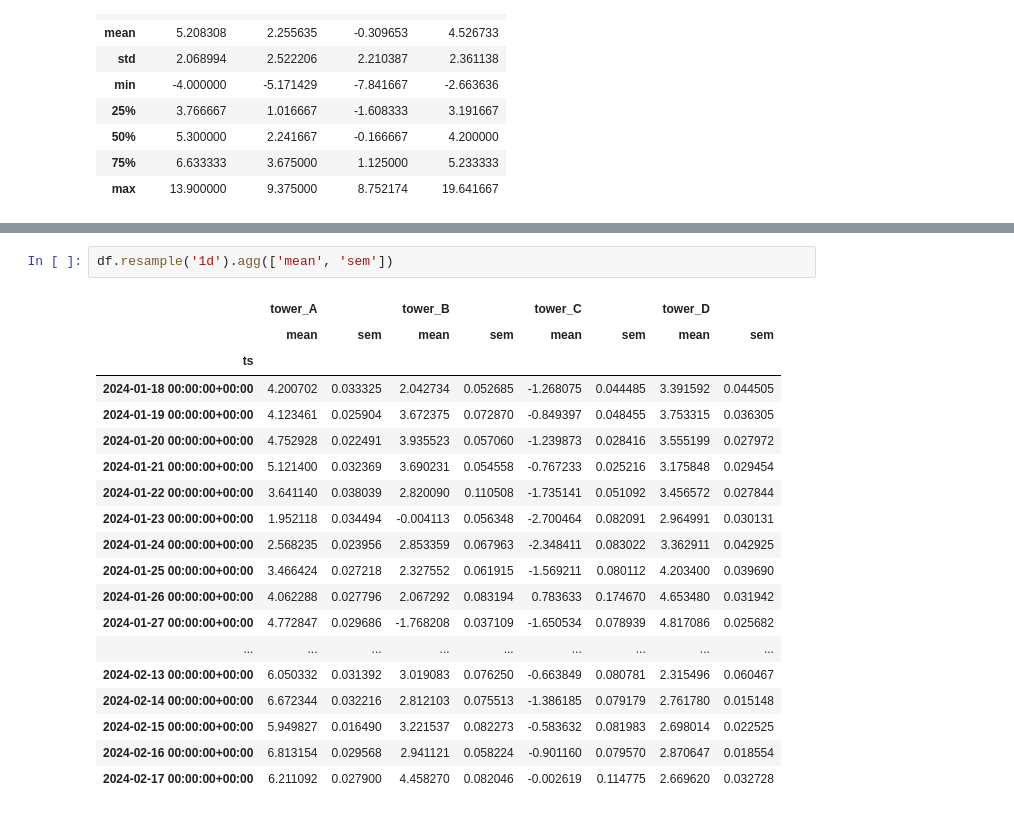
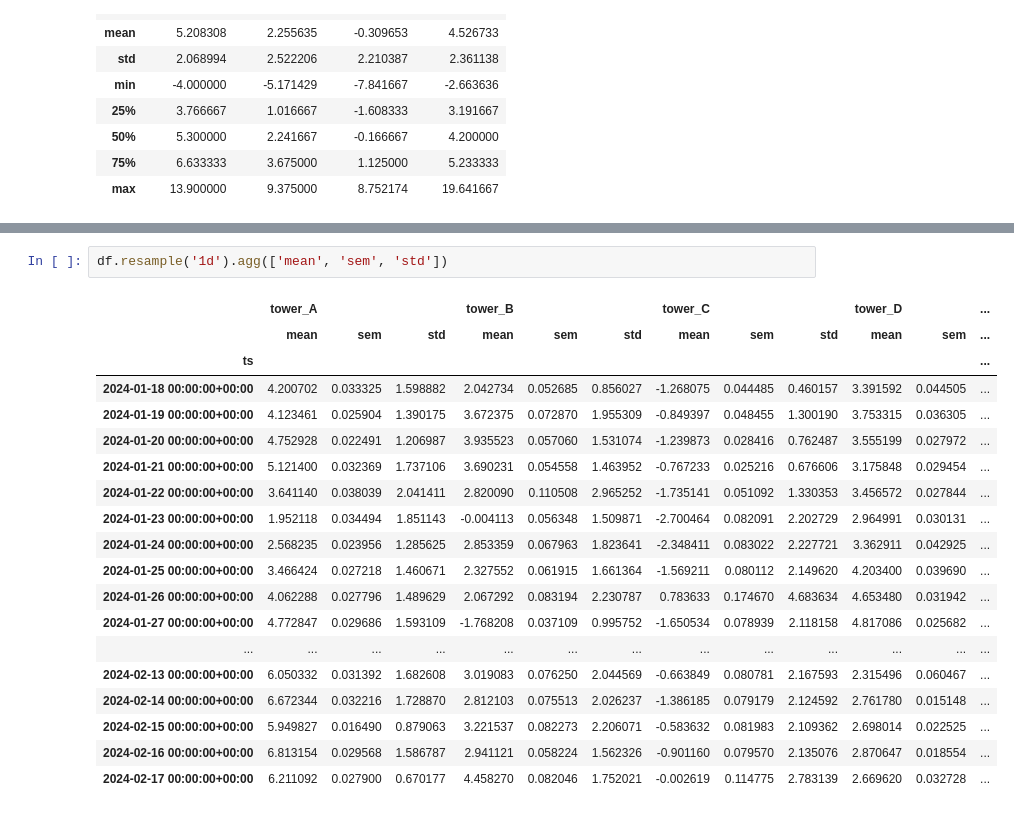
Before and after one commit to Per48edjes/Anduril-Case-Study, a Jupyter notebook: questions/lte_signal_to_noise_ratio.ipynb, the cells around one changed output, grey strips where cells are left out. Saved outputs shown, nothing was run; the diff lists cells and outputs as text.

```diff
--- a/questions/lte_signal_to_noise_ratio.ipynb
+++ b/questions/lte_signal_to_noise_ratio.ipynb
@@ -114,22 +121,22 @@ plt.show()
 # %%
-df.resample('1d').agg(['mean', 'sem'])
+df.resample('1d').agg(['mean', 'sem', 'std'])
 # %% [output]
-|  | tower_A |  | tower_B |  | tower_C |  | tower_D |  |
-|  | mean | sem | mean | sem | mean | sem | mean | sem |
-| ts |  |  |  |  |  |  |  |  |
-| 2024-01-18 00:00:00+00:00 | 4.200702 | 0.033325 | 2.042734 | 0.052685 | -1.268075 | 0.044485 | 3.391592 | 0.044505 |
-| 2024-01-19 00:00:00+00:00 | 4.123461 | 0.025904 | 3.672375 | 0.072870 | -0.849397 | 0.048455 | 3.753315 | 0.036305 |
-| 2024-01-20 00:00:00+00:00 | 4.752928 | 0.022491 | 3.935523 | 0.057060 | -1.239873 | 0.028416 | 3.555199 | 0.027972 |
-| 2024-01-21 00:00:00+00:00 | 5.121400 | 0.032369 | 3.690231 | 0.054558 | -0.767233 | 0.025216 | 3.175848 | 0.029454 |
-| 2024-01-22 00:00:00+00:00 | 3.641140 | 0.038039 | 2.820090 | 0.110508 | -1.735141 | 0.051092 | 3.456572 | 0.027844 |
-| 2024-01-23 00:00:00+00:00 | 1.952118 | 0.034494 | -0.004113 | 0.056348 | -2.700464 | 0.082091 | 2.964991 | 0.030131 |
-| 2024-01-24 00:00:00+00:00 | 2.568235 | 0.023956 | 2.853359 | 0.067963 | -2.348411 | 0.083022 | 3.362911 | 0.042925 |
-| 2024-01-25 00:00:00+00:00 | 3.466424 | 0.027218 | 2.327552 | 0.061915 | -1.569211 | 0.080112 | 4.203400 | 0.039690 |
-| 2024-01-26 00:00:00+00:00 | 4.062288 | 0.027796 | 2.067292 | 0.083194 | 0.783633 | 0.174670 | 4.653480 | 0.031942 |
-| 2024-01-27 00:00:00+00:00 | 4.772847 | 0.029686 | -1.768208 | 0.037109 | -1.650534 | 0.078939 | 4.817086 | 0.025682 |
-| ... | ... | ... | ... | ... | ... | ... | ... | ... |
-| 2024-02-13 00:00:00+00:00 | 6.050332 | 0.031392 | 3.019083 | 0.076250 | -0.663849 | 0.080781 | 2.315496 | 0.060467 |
-| 2024-02-14 00:00:00+00:00 | 6.672344 | 0.032216 | 2.812103 | 0.075513 | -1.386185 | 0.079179 | 2.761780 | 0.015148 |
-| 2024-02-15 00:00:00+00:00 | 5.949827 | 0.016490 | 3.221537 | 0.082273 | -0.583632 | 0.081983 | 2.698014 | 0.022525 |
-| 2024-02-16 00:00:00+00:00 | 6.813154 | 0.029568 | 2.941121 | 0.058224 | -0.901160 | 0.079570 | 2.870647 | 0.018554 |
-| 2024-02-17 00:00:00+00:00 | 6.211092 | 0.027900 | 4.458270 | 0.082046 | -0.002619 | 0.114775 | 2.669620 | 0.032728 |
+|  | tower_A |  |  | tower_B |  |  | tower_C |  |  | tower_D |  | ... |
+|  | mean | sem | std | mean | sem | std | mean | sem | std | mean | sem | ... |
+| ts |  |  |  |  |  |  |  |  |  |  |  | ... |
+| 2024-01-18 00:00:00+00:00 | 4.200702 | 0.033325 | 1.598882 | 2.042734 | 0.052685 | 0.856027 | -1.268075 | 0.044485 | 0.460157 | 3.391592 | 0.044505 | ... |
+| 2024-01-19 00:00:00+00:00 | 4.123461 | 0.025904 | 1.390175 | 3.672375 | 0.072870 | 1.955309 | -0.849397 | 0.048455 | 1.300190 | 3.753315 | 0.036305 | ... |
+| 2024-01-20 00:00:00+00:00 | 4.752928 | 0.022491 | 1.206987 | 3.935523 | 0.057060 | 1.531074 | -1.239873 | 0.028416 | 0.762487 | 3.555199 | 0.027972 | ... |
+| 2024-01-21 00:00:00+00:00 | 5.121400 | 0.032369 | 1.737106 | 3.690231 | 0.054558 | 1.463952 | -0.767233 | 0.025216 | 0.676606 | 3.175848 | 0.029454 | ... |
+| 2024-01-22 00:00:00+00:00 | 3.641140 | 0.038039 | 2.041411 | 2.820090 | 0.110508 | 2.965252 | -1.735141 | 0.051092 | 1.330353 | 3.456572 | 0.027844 | ... |
+| 2024-01-23 00:00:00+00:00 | 1.952118 | 0.034494 | 1.851143 | -0.004113 | 0.056348 | 1.509871 | -2.700464 | 0.082091 | 2.202729 | 2.964991 | 0.030131 | ... |
+| 2024-01-24 00:00:00+00:00 | 2.568235 | 0.023956 | 1.285625 | 2.853359 | 0.067963 | 1.823641 | -2.348411 | 0.083022 | 2.227721 | 3.362911 | 0.042925 | ... |
+| 2024-01-25 00:00:00+00:00 | 3.466424 | 0.027218 | 1.460671 | 2.327552 | 0.061915 | 1.661364 | -1.569211 | 0.080112 | 2.149620 | 4.203400 | 0.039690 | ... |
+| 2024-01-26 00:00:00+00:00 | 4.062288 | 0.027796 | 1.489629 | 2.067292 | 0.083194 | 2.230787 | 0.783633 | 0.174670 | 4.683634 | 4.653480 | 0.031942 | ... |
+| 2024-01-27 00:00:00+00:00 | 4.772847 | 0.029686 | 1.593109 | -1.768208 | 0.037109 | 0.995752 | -1.650534 | 0.078939 | 2.118158 | 4.817086 | 0.025682 | ... |
+| ... | ... | ... | ... | ... | ... | ... | ... | ... | ... | ... | ... | ... |
+| 2024-02-13 00:00:00+00:00 | 6.050332 | 0.031392 | 1.682608 | 3.019083 | 0.076250 | 2.044569 | -0.663849 | 0.080781 | 2.167593 | 2.315496 | 0.060467 | ... |
+| 2024-02-14 00:00:00+00:00 | 6.672344 | 0.032216 | 1.728870 | 2.812103 | 0.075513 | 2.026237 | -1.386185 | 0.079179 | 2.124592 | 2.761780 | 0.015148 | ... |
+| 2024-02-15 00:00:00+00:00 | 5.949827 | 0.016490 | 0.879063 | 3.221537 | 0.082273 | 2.206071 | -0.583632 | 0.081983 | 2.109362 | 2.698014 | 0.022525 | ... |
+| 2024-02-16 00:00:00+00:00 | 6.813154 | 0.029568 | 1.586787 | 2.941121 | 0.058224 | 1.562326 | -0.901160 | 0.079570 | 2.135076 | 2.870647 | 0.018554 | ... |
+| 2024-02-17 00:00:00+00:00 | 6.211092 | 0.027900 | 0.670177 | 4.458270 | 0.082046 | 1.752021 | -0.002619 | 0.114775 | 2.783139 | 2.669620 | 0.032728 | ... |
```
Also changed, not shown: parts of 3 cells of this notebook, 14 other files.
